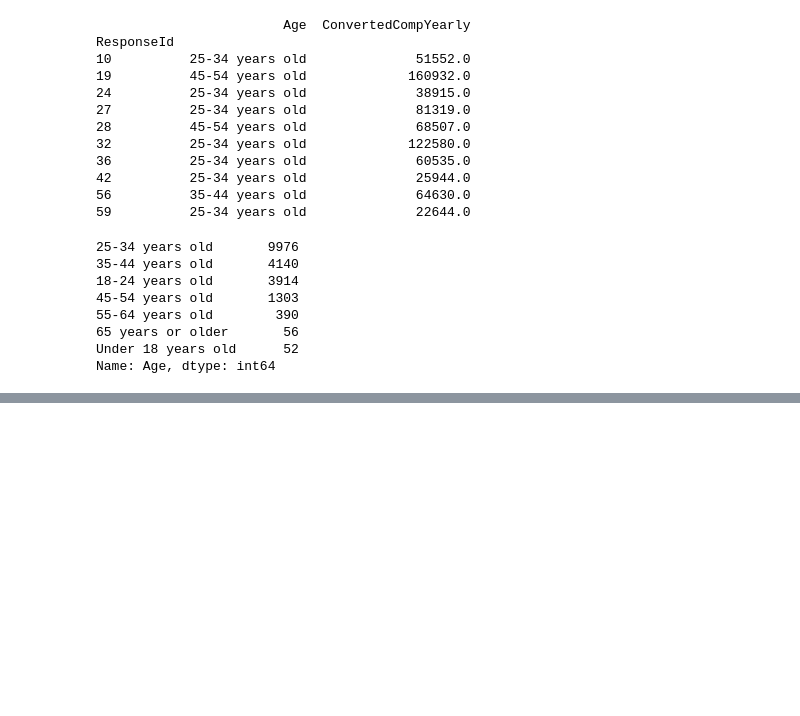
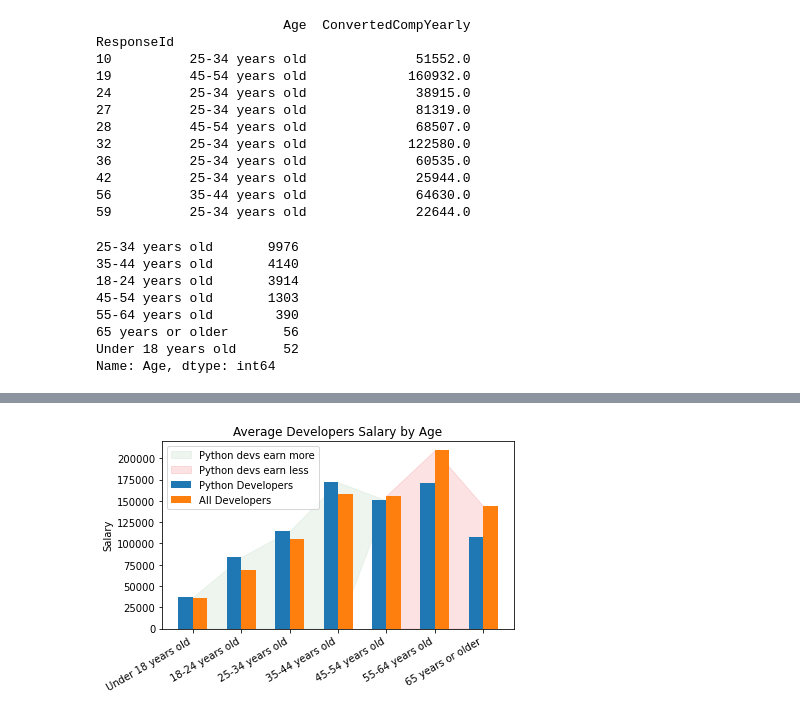
Before and after one commit to KekStroke/pandas-practice, a Jupyter notebook: Pandas Demo.ipynb, the cells around one changed output, grey strips where cells are left out. Cells and saved outputs as stored; diff of their text form; code cells hidden in the pictures; blank space fills up the shorter version.

```diff
--- a/Pandas Demo.ipynb
+++ b/Pandas Demo.ipynb
@@ -248,0 +250,30 @@ plt.show()
+# %%
+width = 0.3
+
+fig, ax = plt.subplots()
+
+ax.fill_between(ax_indices, y_python, where=(pd.Series(y_python) > pd.Series(y_all)) ,color='#ACD1AF',
+                interpolate=True, alpha=0.2, label='Python devs earn more')
+ax.fill_between(ax_indices, y_all, where=(pd.Series(y_python) < pd.Series(y_all)) ,color='#F47174',
+                interpolate=True, alpha=0.2, label='Python devs earn less')
+
+barx = np.arange(len(ax_indices))
+
+ax.bar(barx-width/2, y_python, width=width, label='Python Developers')
+ax.bar(barx+width/2, y_all, width=width, label='All Developers')
+
+ax.set_xticks(barx, labels=ax_indices)
+
+fig.autofmt_xdate()
+
+ax.set_ylabel('Salary')
+ax.set_title('Average Developers Salary by Age')
+ax.legend(loc="upper left")
+
+fig.savefig('AverageDevSalaryByAge(Bar).png')
+
+fig.tight_layout()
+
+plt.show()
+# %% [output]
+[figure, added]
```
Also changed, not shown: parts of 3 cells of this notebook, 3 other files.
